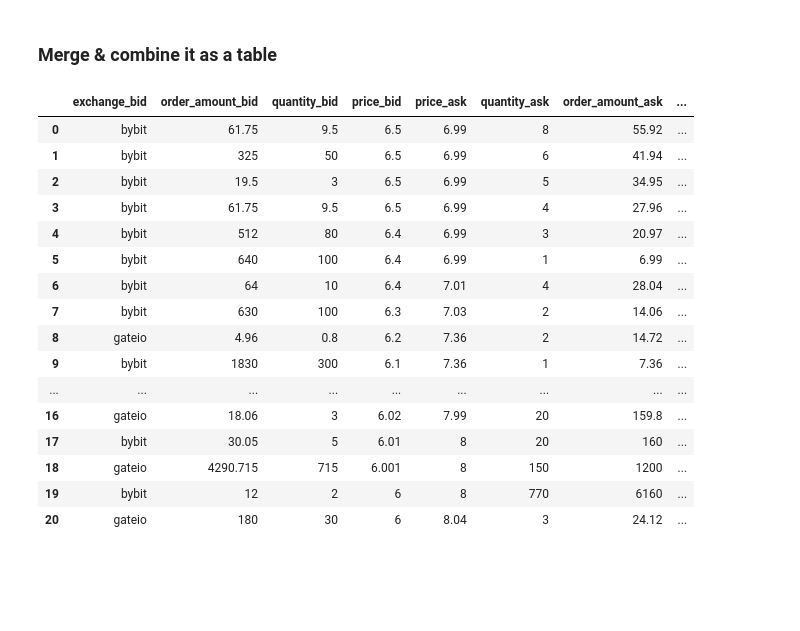
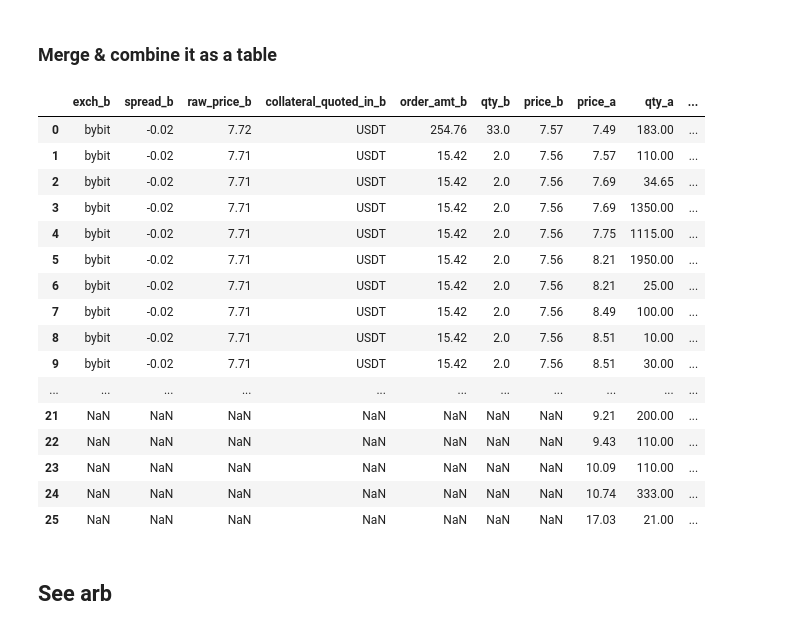
Before and after one commit to karsonchancwk/crypto_premarket_dashboard_demo, a Jupyter notebook: demo_explanation.ipynb, the cells around one changed output. Saved outputs shown, nothing was run; the diff lists cells and outputs as text; code cells hidden in the pictures; blank space fills up the shorter version.

```diff
--- a/demo_explanation.ipynb
+++ b/demo_explanation.ipynb
@@ -68,0 +331,2 @@ agg_asks_df = pd.DataFrame(agg_asks)
+# %%
+orb = pd.read_csv('./EIGEN_orderbook_testdata.csv')
@@ -74,23 +344,22 @@ agg_asks_df.sort_values(by=['price'], ascending=True, inplace=True, ignore_index
-# %%
-pd.concat([
-    agg_bids_df.rename(columns={c: f'{c}_bid' for c in agg_asks_df.columns}),
-    agg_asks_df.rename(columns={c: f'{c}_ask' for c in agg_asks_df.columns})],
-axis=1)[['exchange_bid', 'order_amount_bid', 'quantity_bid', 'price_bid', 'price_ask', 'quantity_ask', 'order_amount_ask', 'exchange_ask']]
-# %% [output]
-|  | exchange_bid | order_amount_bid | quantity_bid | price_bid | price_ask | quantity_ask | order_amount_ask | ... |
-| 0 | bybit | 61.75 | 9.5 | 6.5 | 6.99 | 8 | 55.92 | ... |
-| 1 | bybit | 325 | 50 | 6.5 | 6.99 | 6 | 41.94 | ... |
-| 2 | bybit | 19.5 | 3 | 6.5 | 6.99 | 5 | 34.95 | ... |
-| 3 | bybit | 61.75 | 9.5 | 6.5 | 6.99 | 4 | 27.96 | ... |
-| 4 | bybit | 512 | 80 | 6.4 | 6.99 | 3 | 20.97 | ... |
-| 5 | bybit | 640 | 100 | 6.4 | 6.99 | 1 | 6.99 | ... |
-| 6 | bybit | 64 | 10 | 6.4 | 7.01 | 4 | 28.04 | ... |
-| 7 | bybit | 630 | 100 | 6.3 | 7.03 | 2 | 14.06 | ... |
-| 8 | gateio | 4.96 | 0.8 | 6.2 | 7.36 | 2 | 14.72 | ... |
-| 9 | bybit | 1830 | 300 | 6.1 | 7.36 | 1 | 7.36 | ... |
-| ... | ... | ... | ... | ... | ... | ... | ... | ... |
-| 16 | gateio | 18.06 | 3 | 6.02 | 7.99 | 20 | 159.8 | ... |
-| 17 | bybit | 30.05 | 5 | 6.01 | 8 | 20 | 160 | ... |
-| 18 | gateio | 4290.715 | 715 | 6.001 | 8 | 150 | 1200 | ... |
-| 19 | bybit | 12 | 2 | 6 | 8 | 770 | 6160 | ... |
-| 20 | gateio | 180 | 30 | 6 | 8.04 | 3 | 24.12 | ... |
+# %%
+orb[['exch_b', 'spread_b', 'raw_price_b', 'collateral_quoted_in_b', 'order_amt_b', 'qty_b', 'price_b', 'price_a', 'qty_a', 'order_amt_a', 'collateral_quoted_in_a', 'raw_price_a', 'spread_a', 'exch_a']]
+# %% [output]
+|  | exch_b | spread_b | raw_price_b | collateral_quoted_in_b | order_amt_b | qty_b | price_b | price_a | qty_a | ... |
+| 0 | bybit | -0.02 | 7.72 | USDT | 254.76 | 33.0 | 7.57 | 7.49 | 183.00 | ... |
+| 1 | bybit | -0.02 | 7.71 | USDT | 15.42 | 2.0 | 7.56 | 7.57 | 110.00 | ... |
+| 2 | bybit | -0.02 | 7.71 | USDT | 15.42 | 2.0 | 7.56 | 7.69 | 34.65 | ... |
+| 3 | bybit | -0.02 | 7.71 | USDT | 15.42 | 2.0 | 7.56 | 7.69 | 1350.00 | ... |
+| 4 | bybit | -0.02 | 7.71 | USDT | 15.42 | 2.0 | 7.56 | 7.75 | 1115.00 | ... |
+| 5 | bybit | -0.02 | 7.71 | USDT | 15.42 | 2.0 | 7.56 | 8.21 | 1950.00 | ... |
+| 6 | bybit | -0.02 | 7.71 | USDT | 15.42 | 2.0 | 7.56 | 8.21 | 25.00 | ... |
+| 7 | bybit | -0.02 | 7.71 | USDT | 15.42 | 2.0 | 7.56 | 8.49 | 100.00 | ... |
+| 8 | bybit | -0.02 | 7.71 | USDT | 15.42 | 2.0 | 7.56 | 8.51 | 10.00 | ... |
+| 9 | bybit | -0.02 | 7.71 | USDT | 15.42 | 2.0 | 7.56 | 8.51 | 30.00 | ... |
+| ... | ... | ... | ... | ... | ... | ... | ... | ... | ... | ... |
+| 21 | NaN | NaN | NaN | NaN | NaN | NaN | NaN | 9.21 | 200.00 | ... |
+| 22 | NaN | NaN | NaN | NaN | NaN | NaN | NaN | 9.43 | 110.00 | ... |
+| 23 | NaN | NaN | NaN | NaN | NaN | NaN | NaN | 10.09 | 110.00 | ... |
+| 24 | NaN | NaN | NaN | NaN | NaN | NaN | NaN | 10.74 | 333.00 | ... |
+| 25 | NaN | NaN | NaN | NaN | NaN | NaN | NaN | 17.03 | 21.00 | ... |
+# %% [markdown]
+## See arb
```
Also changed, not shown: parts of 42 cells of this notebook, 8 other files.
